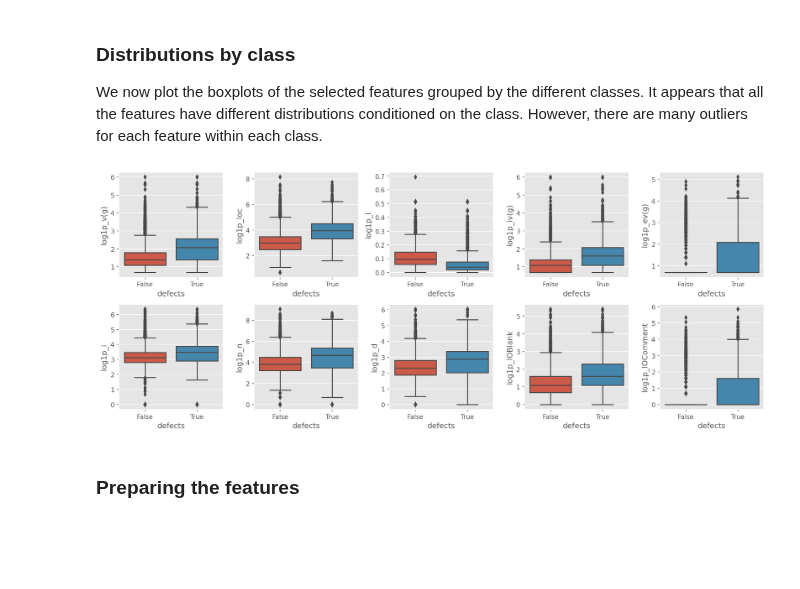
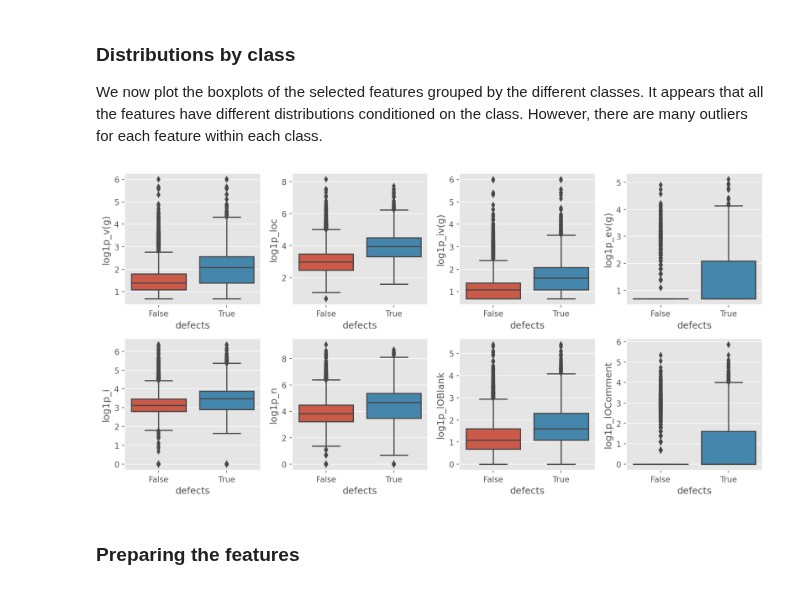
Before and after one commit to syerramilli/kaggle-notebooks, a Jupyter notebook: ps3e23-feature-selection-automl.ipynb, the cells around one changed output. Cells and saved outputs as stored; diff of their text form; code cells hidden in the pictures; blank space fills up the shorter version.

```diff
--- a/ps3e23-feature-selection-automl.ipynb
+++ b/ps3e23-feature-selection-automl.ipynb
@@ -218,6 +220,6 @@ We will now generate the cluster labels for each feature. The number of clusters
 # %%
 # get the cluster labels
-threshold = 0.1
+threshold = 0.15
 cluster_labels = hierarchy.fcluster(linkage_matrix, threshold, criterion='distance')
 n_clusters = np.unique(cluster_labels).shape[0]
 print(f'Number of clusters: {n_clusters}\n')
@@ -264,17 +266,17 @@ train = train[numerical_features + ['defects']]
 We now plot the boxplots of the selected features grouped by the different classes. It appears that all the features have different distributions conditioned on the class. However, there are many outliers for each feature within each class.
 # %%
 n_rows = 2
-n_cols = 5
+n_cols = 4
 fig,axs = plt.subplots(n_rows,n_cols,figsize=(3*n_cols,3*n_rows))
 for i in range(n_rows):
     for j in range(n_cols):
         col_index = n_cols*i+j
 
         _ = sns.boxplot(data=train, y=numerical_features[col_index], x='defects', ax=axs[i,j])
 
 fig.tight_layout()
 # %% [output]
-[figure, old version]
+[figure, new version]
 # %% [markdown]
 ### Preparing the features
 # %%
```
Also changed, not shown: parts of 7 cells of this notebook.
